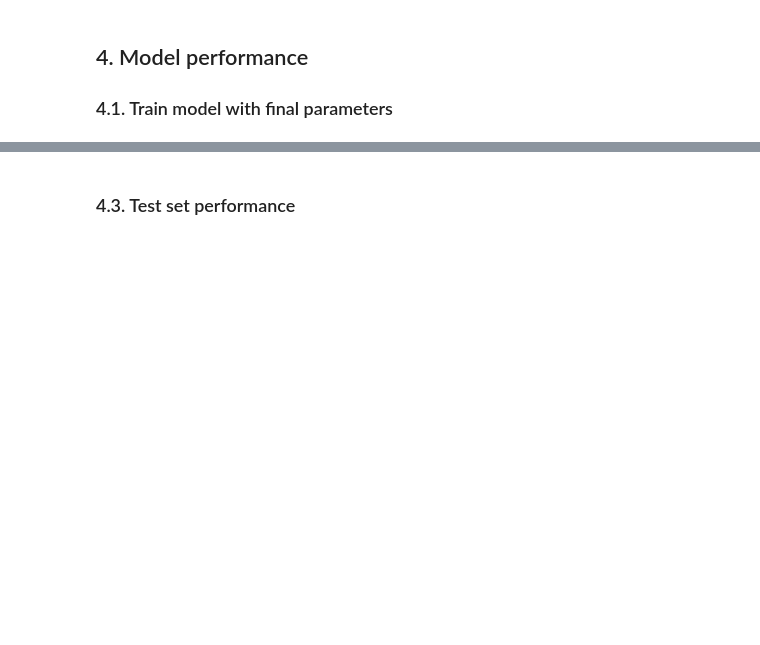
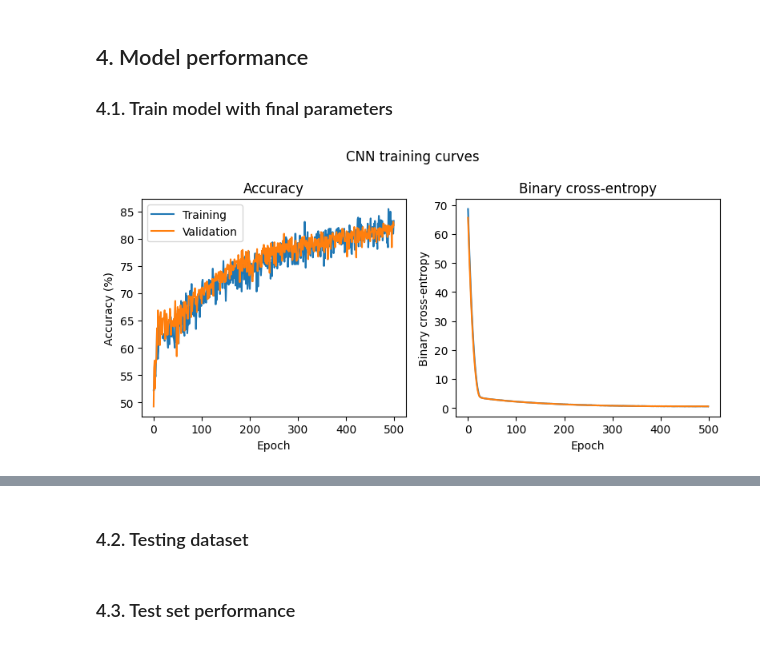
Before and after one commit to 4GeeksAcademy/gperdrizet-image-classification, a Jupyter notebook: src/solution.ipynb, the cells around one changed output, grey strips where cells are left out. Drawn from its saved outputs; the diff is of its cells as text; code cells hidden in the pictures; blank space fills up the shorter version.

```diff
--- a/src/solution.ipynb
+++ b/src/solution.ipynb
@@ -541,27 +495,29 @@ print()
 # %%
 %%time
 
 # Set some hyperparameters for the run
 hyperparameters={
     'filter_nums': [128,256,512],
     'filter_size': 6,
-    'l1_penalty': 0.001,
-    'l2_penalty': 0.01,
+    'l1_penalty': 0.002,
+    'l2_penalty': 0.02,
     'image_width': 128,
     'aspect_ratio': 4/3,
     'batch_size': 64,
-    'learning_rate': 0.0001,
+    'learning_rate': 0.00005,
     'epochs': 500,
     'return_datasets': True
 }
 
 # Do a single training run
 training_results, training_dataset, validation_dataset=single_training_run(
     training_data_path,
     **hyperparameters
 )
 
 # Plot the results
 plot_single_training_run(training_results).show()
 
 print()
+# %% [output]
+[figure, added]
@@ -567,0 +526,2 @@ print()
+# %% [markdown]
+### 4.2. Testing dataset
```
Also changed, not shown: parts of 25 cells of this notebook.
